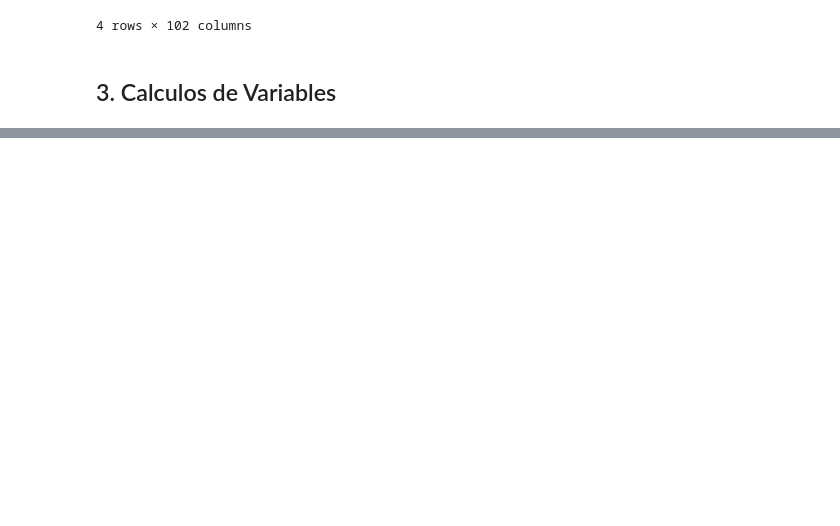
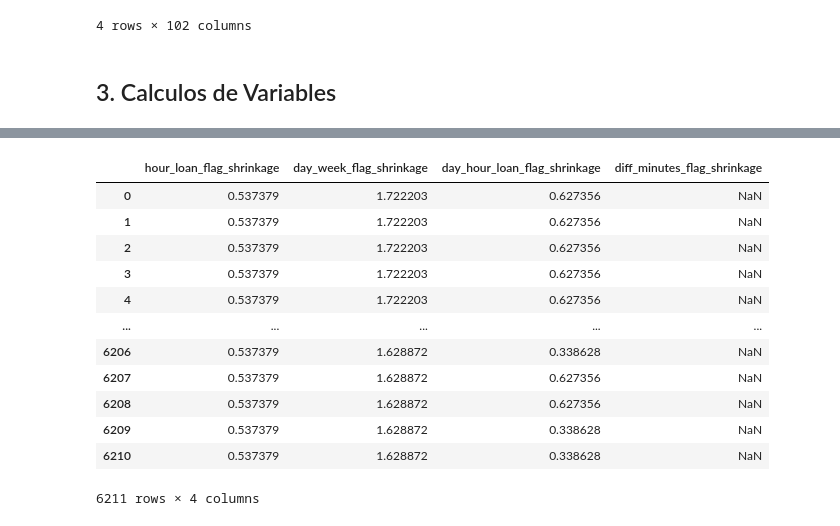
Before and after one commit to cgomez-QB/Fraud-Model, a Jupyter notebook: src/first_exploration/add_users_model.ipynb, the cells around one changed output, grey strips where cells are left out. Drawn from its saved outputs; the diff is of its cells as text; code cells hidden in the pictures; blank space fills up the shorter version.

```diff
--- a/src/first_exploration/add_users_model.ipynb
+++ b/src/first_exploration/add_users_model.ipynb
@@ -979,0 +992,14 @@ np.float64(nan)
+# %%
+df_final = pd.read_csv("../data/datos/df_final.csv")
+# %%
+# Variables temporales
+# df_final['created_at'] = pd.to_datetime(df_final['created_at'])
+result_temp = df_final[['created_at']].apply(
+    lambda x: get_temporal_vars(x['created_at'])
+    ,axis=1
+    , result_type='expand'
+)
+
+df_final['hour_loan_flag_shrinkage'] = result_temp['hour_loan_flag_shrinkage']
+df_final['day_week_flag_shrinkage'] = result_temp['day_week_flag_shrinkage']
+df_final['day_hour_loan_flag_shrinkage'] = result_temp['day_hour_loan_flag_shrinkage']
@@ -979,0 +1024,16 @@ np.float64(nan)
+# %%
+df_final[['hour_loan_flag_shrinkage']].value_counts().reset_index()
+# %% [output]
+|  | hour_loan_flag_shrinkage | day_week_flag_shrinkage | day_hour_loan_flag_shrinkage | diff_minutes_flag_shrinkage |
+| 0 | 0.537379 | 1.722203 | 0.627356 | NaN |
+| 1 | 0.537379 | 1.722203 | 0.627356 | NaN |
+| 2 | 0.537379 | 1.722203 | 0.627356 | NaN |
+| 3 | 0.537379 | 1.722203 | 0.627356 | NaN |
+| 4 | 0.537379 | 1.722203 | 0.627356 | NaN |
+| ... | ... | ... | ... | ... |
+| 6206 | 0.537379 | 1.628872 | 0.338628 | NaN |
+| 6207 | 0.537379 | 1.628872 | 0.627356 | NaN |
+| 6208 | 0.537379 | 1.628872 | 0.627356 | NaN |
+| 6209 | 0.537379 | 1.628872 | 0.338628 | NaN |
+| 6210 | 0.537379 | 1.628872 | 0.338628 | NaN |
+6211 rows × 4 columns
```
Also changed, not shown: parts of 5 cells of this notebook, 5 other files.
